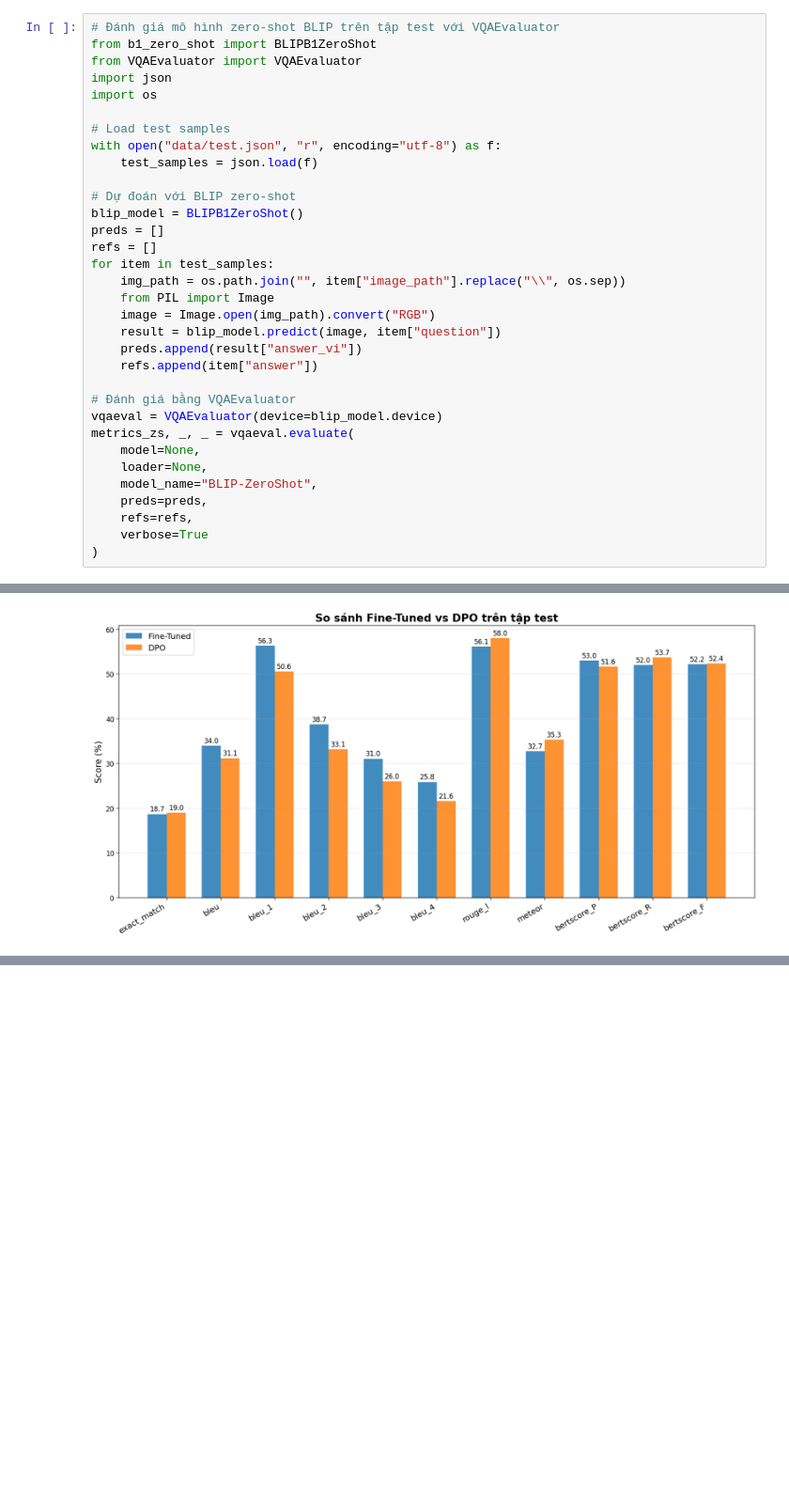
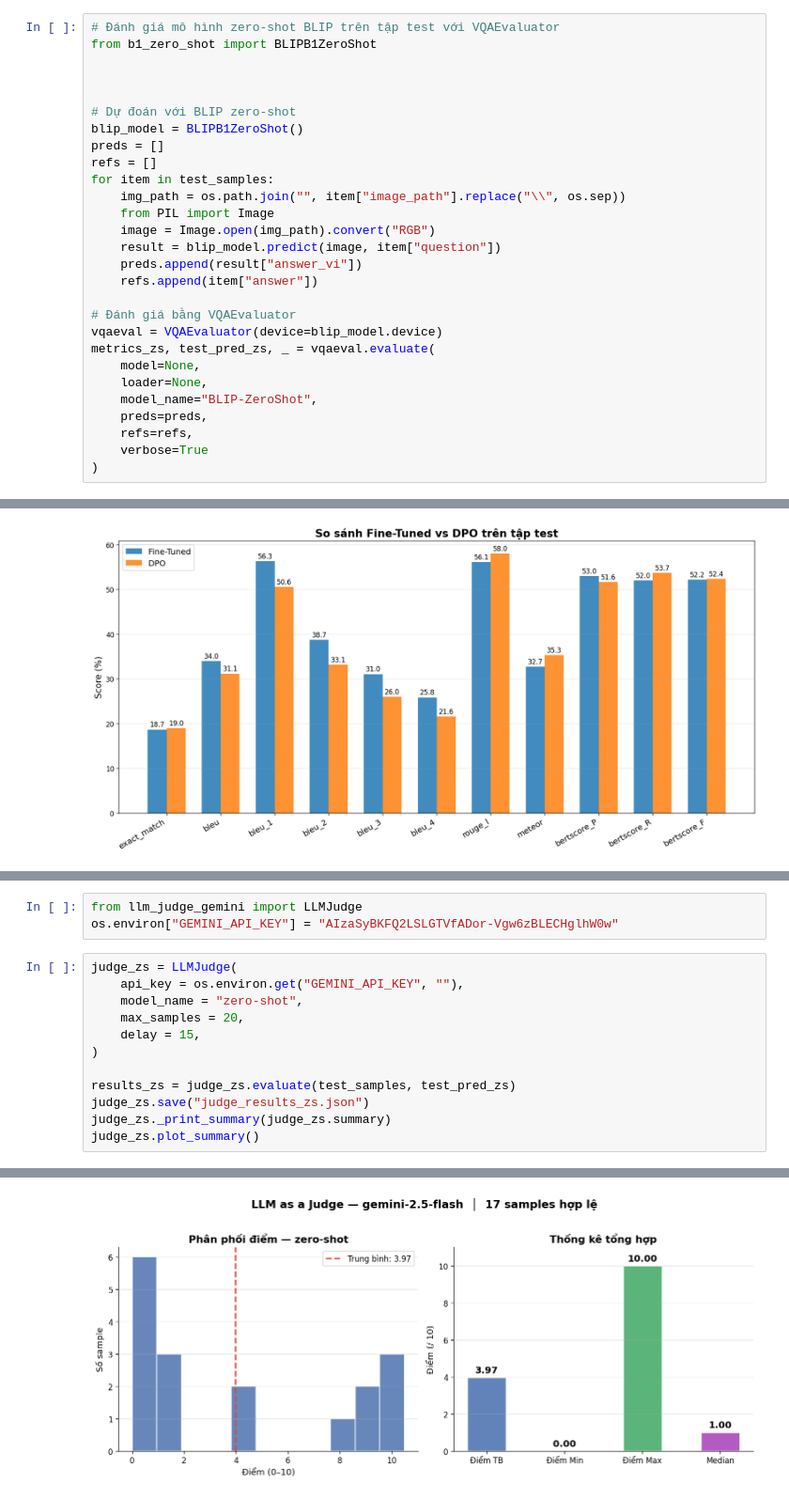
Before and after one commit to Vinh306/DL-VQA-2526, a Jupyter notebook: eval.ipynb, the cells around one changed output, grey strips where cells are left out. Shown at 94% size. Cells and saved outputs as stored; diff of their text form; blank space fills up the shorter version.

```diff
--- a/eval.ipynb
+++ b/eval.ipynb
@@ -24,13 +28,8 @@ from VQA import VQAModel
 # %%
 # Đánh giá mô hình zero-shot BLIP trên tập test với VQAEvaluator
 from b1_zero_shot import BLIPB1ZeroShot
-from VQAEvaluator import VQAEvaluator
-import json
-import os
 
-# Load test samples
-with open("data/test.json", "r", encoding="utf-8") as f:
-    test_samples = json.load(f)
+
 
 # Dự đoán với BLIP zero-shot
 blip_model = BLIPB1ZeroShot()
@@ -46,7 +45,7 @@ for item in test_samples:
 
 # Đánh giá bằng VQAEvaluator
 vqaeval = VQAEvaluator(device=blip_model.device)
-metrics_zs, _, _ = vqaeval.evaluate(
+metrics_zs, test_pred_zs, _ = vqaeval.evaluate(
     model=None,
     loader=None,
     model_name="BLIP-ZeroShot",
@@ -526,0 +525,16 @@ plt.show()
+# %%
+from llm_judge_gemini import LLMJudge
+os.environ["GEMINI_API_KEY"] = "AIzaSyBKFQ2LSLGTVfADor-Vgw6zBLECHglhW0w"
+# %%
+judge_zs = LLMJudge(
+    api_key = os.environ.get("GEMINI_API_KEY", ""),
+    model_name = "zero-shot",
+    max_samples = 20,
+    delay = 15,
+)
+
+results_zs = judge_zs.evaluate(test_samples, test_pred_zs)
+judge_zs.save("judge_results_zs.json")
+judge_zs._print_summary(judge_zs.summary)
+judge_zs.plot_summary()
+# %% [output]
@@ -526,0 +558 @@ plt.show()
+[figure, added]
```
Also changed, not shown: parts of 8 cells of this notebook, 6 other files.
